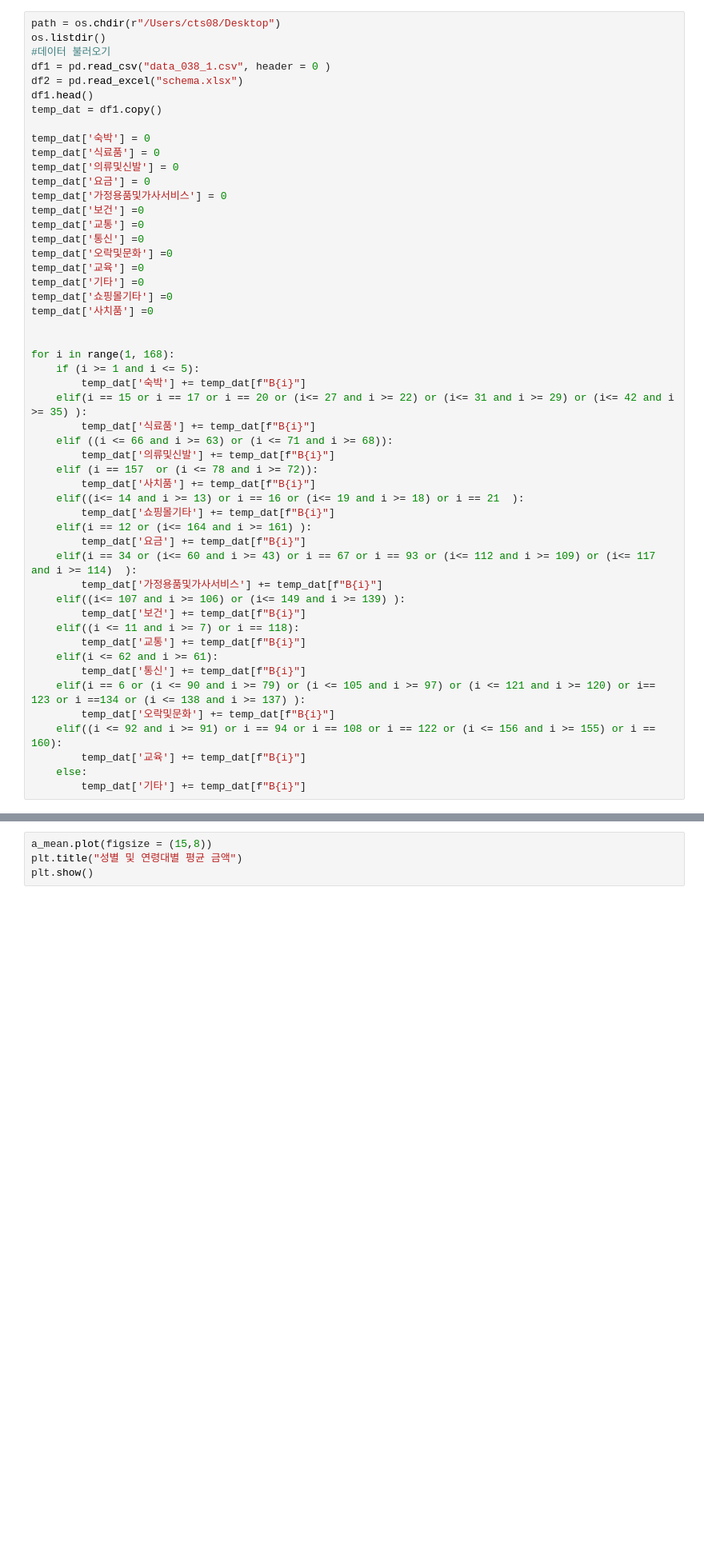
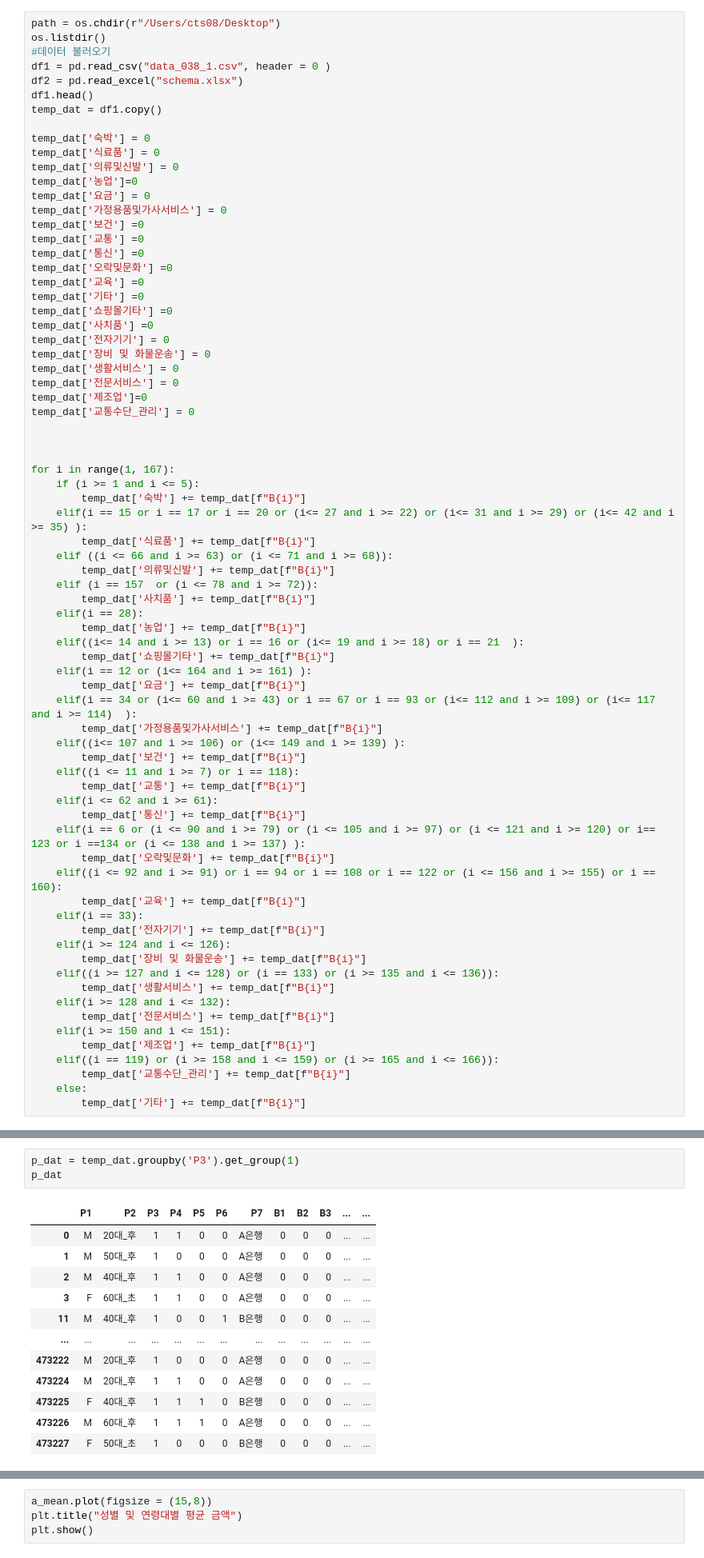
Before and after one commit to Sin-bik-hae/data-analysis, a Jupyter notebook: tabot/해커톤.ipynb, the cells around one changed output, grey strips where cells are left out. Shown at 80% size. Saved outputs shown, nothing was run; the diff lists cells and outputs as text; blank space fills up the shorter version.

```diff
--- a/tabot/해커톤.ipynb
+++ b/tabot/해커톤.ipynb
@@ -20,6 +20,7 @@ temp_dat = df1.copy()
 temp_dat['숙박'] = 0
 temp_dat['식료품'] = 0
 temp_dat['의류및신발'] = 0
+temp_dat['농업']=0
 temp_dat['요금'] = 0
 temp_dat['가정용품및가사서비스'] = 0
 temp_dat['보건'] =0
@@ -30,9 +31,16 @@ temp_dat['교육'] =0
 temp_dat['기타'] =0
 temp_dat['쇼핑몰기타'] =0
 temp_dat['사치품'] =0
+temp_dat['전자기기'] = 0
+temp_dat['장비 및 화물운송'] = 0
+temp_dat['생활서비스'] = 0
+temp_dat['전문서비스'] = 0
+temp_dat['제조업']=0
+temp_dat['교통수단_관리'] = 0
 
 
-for i in range(1, 168):
+
+for i in range(1, 167):
     if (i >= 1 and i <= 5):
         temp_dat['숙박'] += temp_dat[f"B{i}"]
     elif(i == 15 or i == 17 or i == 20 or (i<= 27 and i >= 22) or (i<= 31 and i >= 29) or (i<= 42 and i >= 35) ):
@@ -41,6 +49,8 @@ for i in range(1, 168):
         temp_dat['의류및신발'] += temp_dat[f"B{i}"]
     elif (i == 157  or (i <= 78 and i >= 72)):
         temp_dat['사치품'] += temp_dat[f"B{i}"]
+    elif(i == 28):
+        temp_dat['농업'] += temp_dat[f"B{i}"]
     elif((i<= 14 and i >= 13) or i == 16 or (i<= 19 and i >= 18) or i == 21  ):
         temp_dat['쇼핑몰기타'] += temp_dat[f"B{i}"]
     elif(i == 12 or (i<= 164 and i >= 161) ):
@@ -57,6 +67,18 @@ for i in range(1, 168):
         temp_dat['오락및문화'] += temp_dat[f"B{i}"]
     elif((i <= 92 and i >= 91) or i == 94 or i == 108 or i == 122 or (i <= 156 and i >= 155) or i == 160):
         temp_dat['교육'] += temp_dat[f"B{i}"]
+    elif(i == 33):
+        temp_dat['전자기기'] += temp_dat[f"B{i}"]
+    elif(i >= 124 and i <= 126):
+        temp_dat['장비 및 화물운송'] += temp_dat[f"B{i}"]
+    elif((i >= 127 and i <= 128) or (i == 133) or (i >= 135 and i <= 136)):
+        temp_dat['생활서비스'] += temp_dat[f"B{i}"]
+    elif(i >= 128 and i <= 132):
+        temp_dat['전문서비스'] += temp_dat[f"B{i}"]
+    elif(i >= 150 and i <= 151):
+        temp_dat['제조업'] += temp_dat[f"B{i}"]
+    elif((i == 119) or (i >= 158 and i <= 159) or (i >= 165 and i <= 166)):
+        temp_dat['교통수단_관리'] += temp_dat[f"B{i}"]
     else:
         temp_dat['기타'] += temp_dat[f"B{i}"]
 # %%
@@ -77,0 +100,16 @@ temp_dat
+# %%
+p_dat = temp_dat.groupby('P3').get_group(1)
+p_dat
+# %% [output]
+|  | P1 | P2 | P3 | P4 | P5 | P6 | P7 | B1 | B2 | B3 | ... | ... |
+| 0 | M | 20대_후 | 1 | 1 | 0 | 0 | A은행 | 0 | 0 | 0 | ... | ... |
+| 1 | M | 50대_후 | 1 | 0 | 0 | 0 | A은행 | 0 | 0 | 0 | ... | ... |
+| 2 | M | 40대_후 | 1 | 1 | 0 | 0 | A은행 | 0 | 0 | 0 | ... | ... |
+| 3 | F | 60대_초 | 1 | 1 | 0 | 0 | A은행 | 0 | 0 | 0 | ... | ... |
+| 11 | M | 40대_후 | 1 | 0 | 0 | 1 | B은행 | 0 | 0 | 0 | ... | ... |
+| ... | ... | ... | ... | ... | ... | ... | ... | ... | ... | ... | ... | ... |
+| 473222 | M | 20대_후 | 1 | 0 | 0 | 0 | A은행 | 0 | 0 | 0 | ... | ... |
+| 473224 | M | 20대_후 | 1 | 1 | 0 | 0 | A은행 | 0 | 0 | 0 | ... | ... |
+| 473225 | F | 40대_후 | 1 | 1 | 1 | 0 | B은행 | 0 | 0 | 0 | ... | ... |
+| 473226 | M | 60대_후 | 1 | 1 | 1 | 0 | A은행 | 0 | 0 | 0 | ... | ... |
+| 473227 | F | 50대_초 | 1 | 0 | 0 | 0 | B은행 | 0 | 0 | 0 | ... | ... |
```
Also changed, not shown: parts of 5 cells of this notebook, 2 other files.
